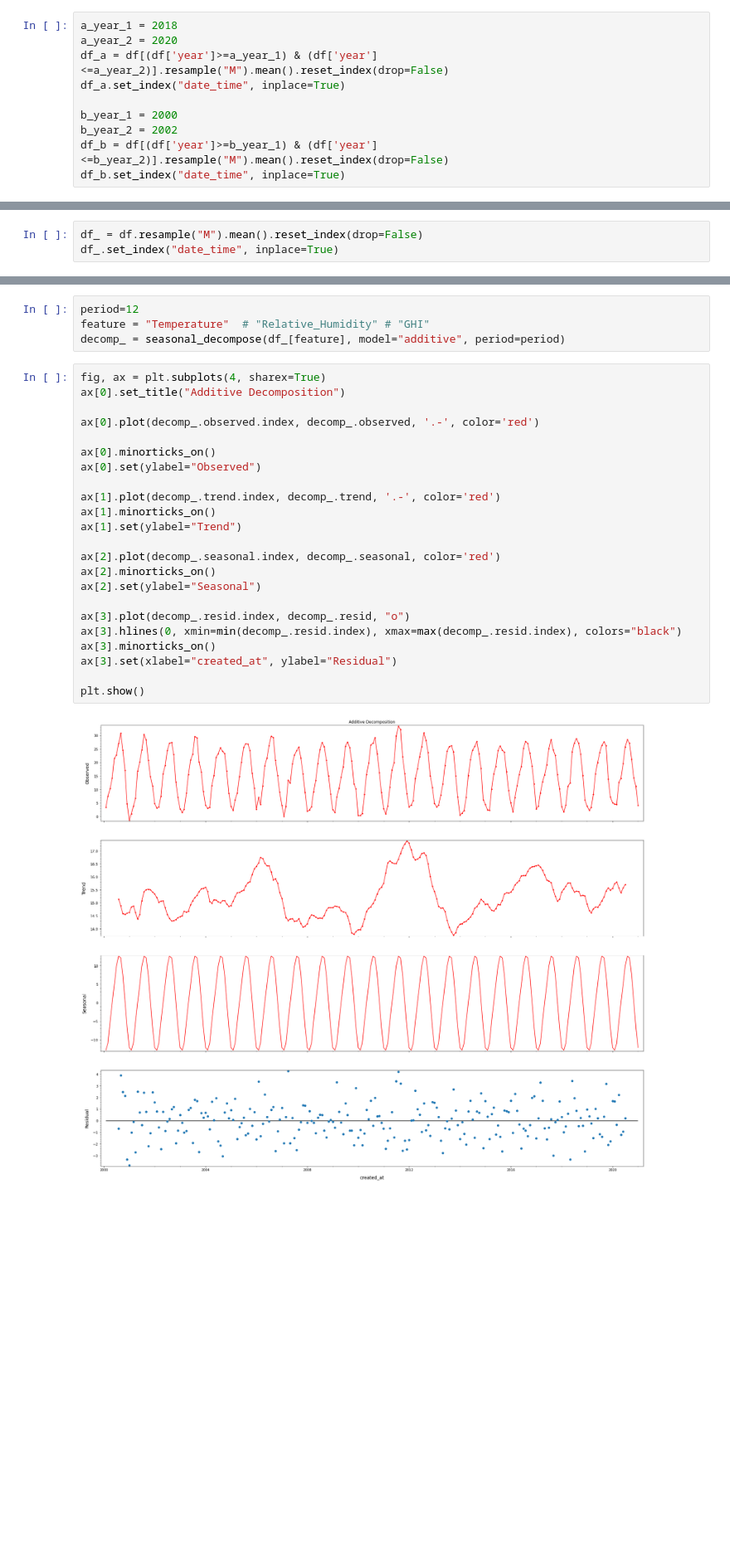
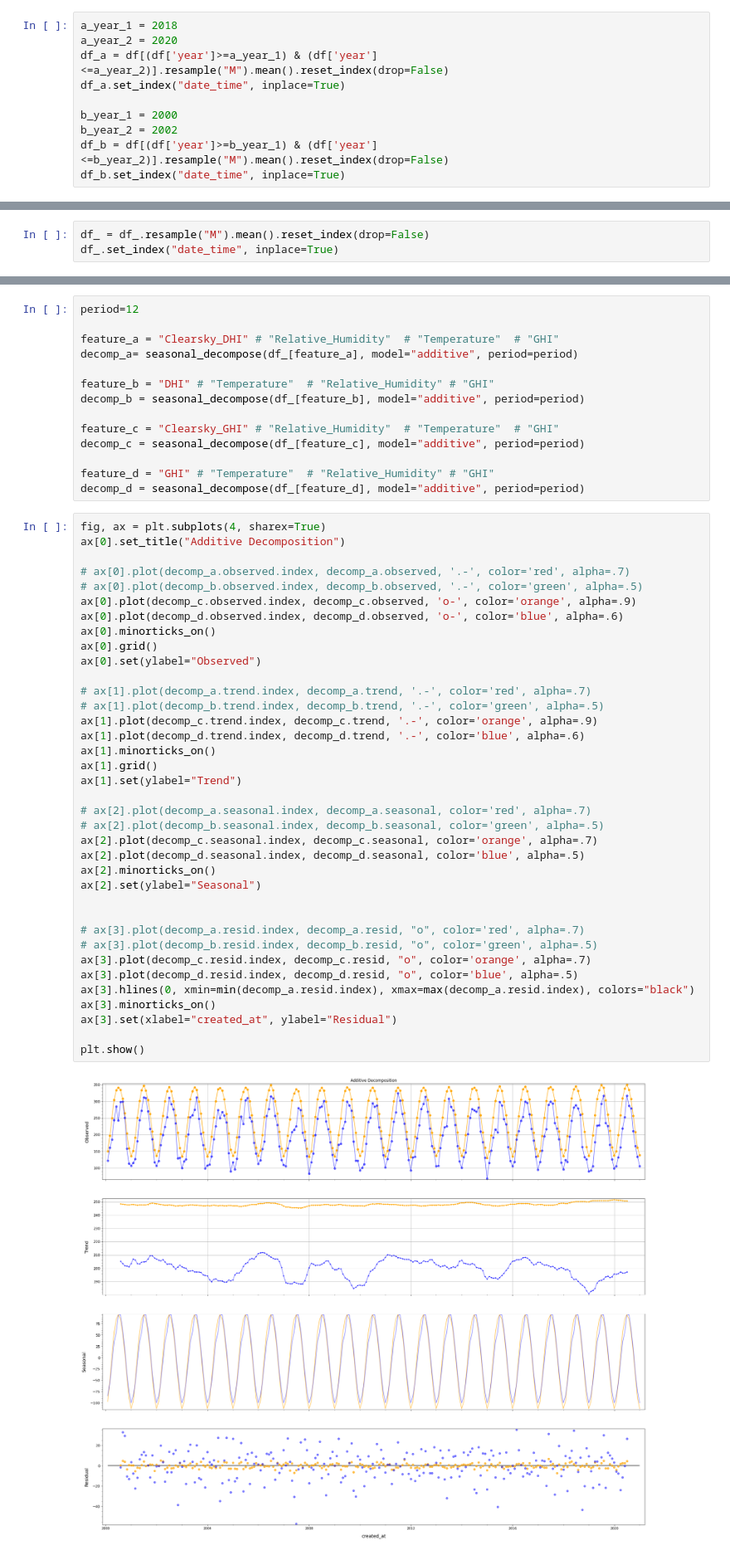
Before and after one commit to gamyers/solar-697, a Jupyter notebook: gm/notebooks/ts_decomposition.ipynb, the cells around one changed output, grey strips where cells are left out. Shown at 83% size. Cells and saved outputs as stored; diff of their text form; blank space fills up the shorter version.

Commit message:
add additional lines to decomposition plots now decomposing all years for a given zip code  rather than comparing early and late years download data back to 1998

```diff
--- a/gm/notebooks/ts_decomposition.ipynb
+++ b/gm/notebooks/ts_decomposition.ipynb
@@ -182,3 +192,3 @@ plt.show()
 # %%
-df_ = df.resample("M").mean().reset_index(drop=False)
+df_ = df_.resample("M").mean().reset_index(drop=False)
 df_.set_index("date_time", inplace=True)
@@ -185,29 +201,53 @@ df_.set_index("date_time", inplace=True)
 # %%
 period=12
-feature = "Temperature"  # "Relative_Humidity" # "GHI"
-decomp_ = seasonal_decompose(df_[feature], model="additive", period=period)
+
+feature_a = "Clearsky_DHI" # "Relative_Humidity"  # "Temperature"  # "GHI"
+decomp_a= seasonal_decompose(df_[feature_a], model="additive", period=period)
+
+feature_b = "DHI" # "Temperature"  # "Relative_Humidity" # "GHI"
+decomp_b = seasonal_decompose(df_[feature_b], model="additive", period=period)
+
+feature_c = "Clearsky_GHI" # "Relative_Humidity"  # "Temperature"  # "GHI"
+decomp_c = seasonal_decompose(df_[feature_c], model="additive", period=period)
+
+feature_d = "GHI" # "Temperature"  # "Relative_Humidity" # "GHI"
+decomp_d = seasonal_decompose(df_[feature_d], model="additive", period=period)
 # %%
 fig, ax = plt.subplots(4, sharex=True)
 ax[0].set_title("Additive Decomposition")
 
-ax[0].plot(decomp_.observed.index, decomp_.observed, '.-', color='red')
-
+# ax[0].plot(decomp_a.observed.index, decomp_a.observed, '.-', color='red', alpha=.7)
+# ax[0].plot(decomp_b.observed.index, decomp_b.observed, '.-', color='green', alpha=.5)
+ax[0].plot(decomp_c.observed.index, decomp_c.observed, 'o-', color='orange', alpha=.9)
+ax[0].plot(decomp_d.observed.index, decomp_d.observed, 'o-', color='blue', alpha=.6)
 ax[0].minorticks_on()
+ax[0].grid()
 ax[0].set(ylabel="Observed")
 
-ax[1].plot(decomp_.trend.index, decomp_.trend, '.-', color='red')
+# ax[1].plot(decomp_a.trend.index, decomp_a.trend, '.-', color='red', alpha=.7)
+# ax[1].plot(decomp_b.trend.index, decomp_b.trend, '.-', color='green', alpha=.5)
+ax[1].plot(decomp_c.trend.index, decomp_c.trend, '.-', color='orange', alpha=.9)
+ax[1].plot(decomp_d.trend.index, decomp_d.trend, '.-', color='blue', alpha=.6)
 ax[1].minorticks_on()
+ax[1].grid()
 ax[1].set(ylabel="Trend")
 
-ax[2].plot(decomp_.seasonal.index, decomp_.seasonal, color='red')
+# ax[2].plot(decomp_a.seasonal.index, decomp_a.seasonal, color='red', alpha=.7)
+# ax[2].plot(decomp_b.seasonal.index, decomp_b.seasonal, color='green', alpha=.5)
+ax[2].plot(decomp_c.seasonal.index, decomp_c.seasonal, color='orange', alpha=.7)
+ax[2].plot(decomp_d.seasonal.index, decomp_d.seasonal, color='blue', alpha=.5)
 ax[2].minorticks_on()
 ax[2].set(ylabel="Seasonal")
 
-ax[3].plot(decomp_.resid.index, decomp_.resid, "o")
-ax[3].hlines(0, xmin=min(decomp_.resid.index), xmax=max(decomp_.resid.index), colors="black")
+
+# ax[3].plot(decomp_a.resid.index, decomp_a.resid, "o", color='red', alpha=.7)
+# ax[3].plot(decomp_b.resid.index, decomp_b.resid, "o", color='green', alpha=.5)
+ax[3].plot(decomp_c.resid.index, decomp_c.resid, "o", color='orange', alpha=.7)
+ax[3].plot(decomp_d.resid.index, decomp_d.resid, "o", color='blue', alpha=.5)
+ax[3].hlines(0, xmin=min(decomp_a.resid.index), xmax=max(decomp_a.resid.index), colors="black")
 ax[3].minorticks_on()
 ax[3].set(xlabel="created_at", ylabel="Residual")
 
 plt.show()
 # %% [output]
-[figure, old version]
+[figure, new version]
```
Also changed, not shown: parts of 5 cells of this notebook, 2 other files.
